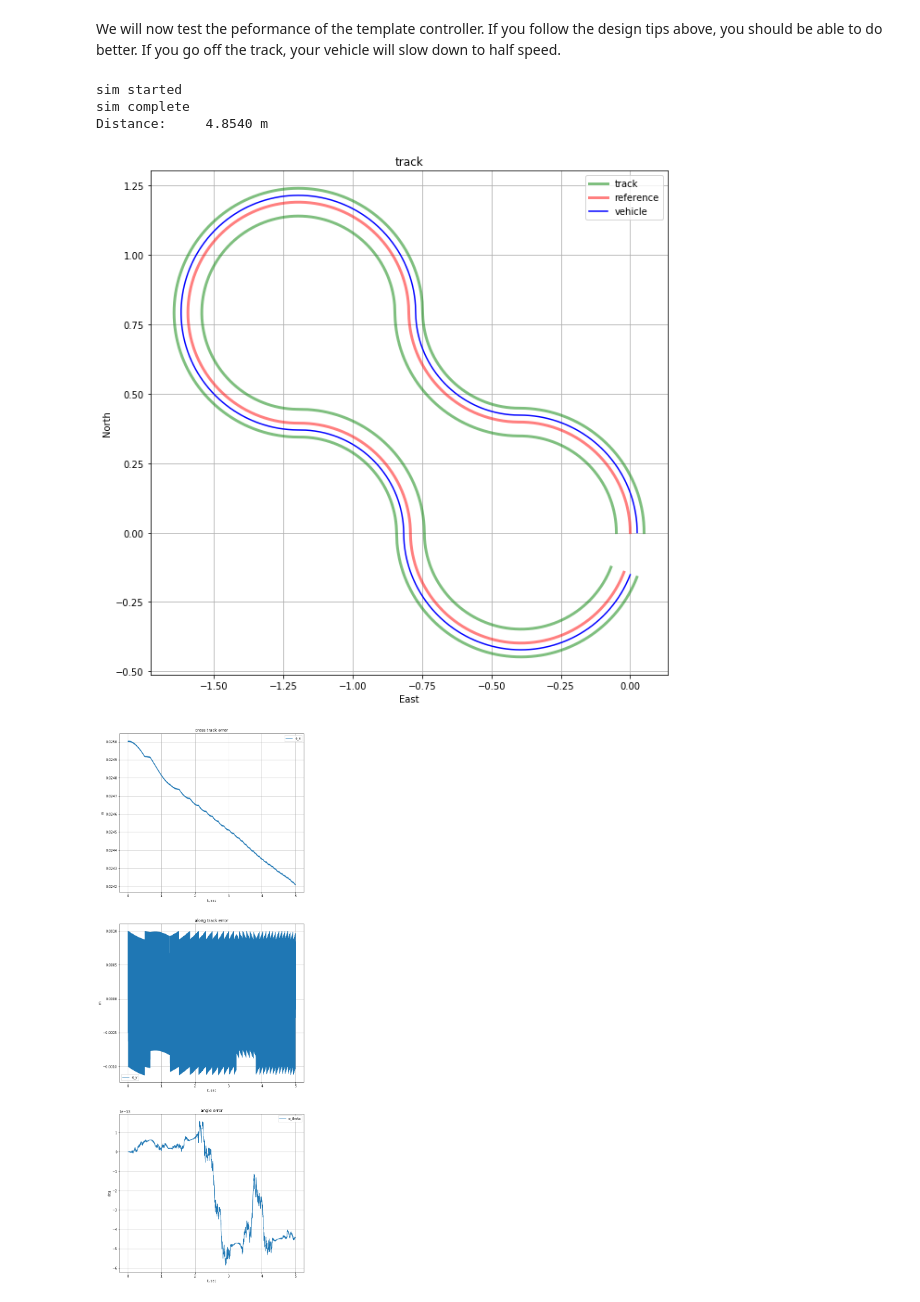
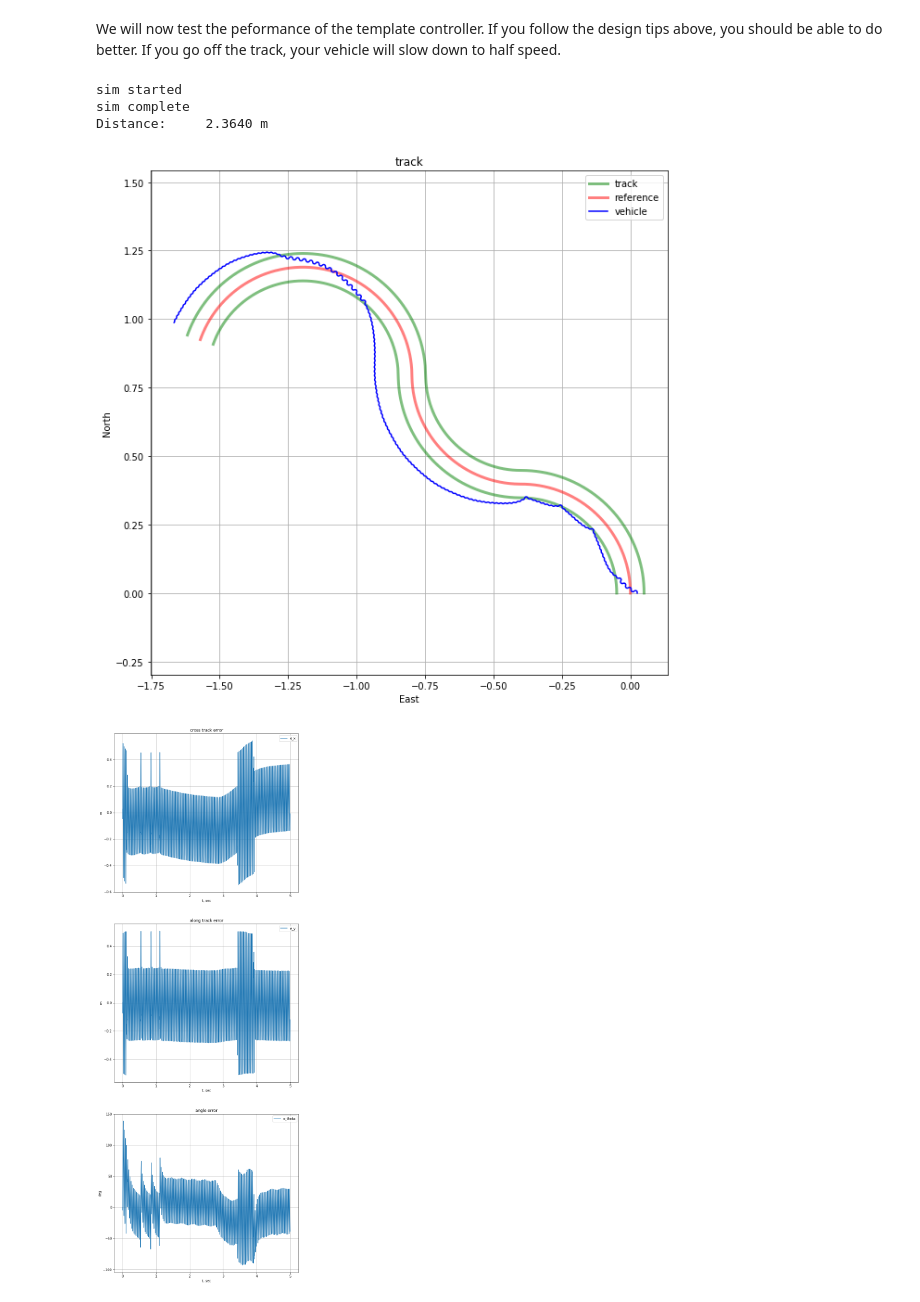
Before and after one commit to jgoppert/aae364_notebook, a Jupyter notebook: GrandPrix.ipynb, the cells around one changed output. Saved outputs shown, nothing was run; the diff lists cells and outputs as text; code cells hidden in the pictures.

Commit message:
Update grandprix notebook.

```diff
--- a/GrandPrix.ipynb
+++ b/GrandPrix.ipynb
@@ -144,7 +147,6 @@ class Controller:
     ### WRITE YOUR OWN CONTROLLERS HERE
     ###
     s = control.tf([1, 0], [0, 1])
-
     H = 1 + 0/s + 1*s*20/(s+20)
     self.ex_steering = DiscreteStateSpace(H, dt)
 
@@ -155,7 +157,11 @@ class Controller:
     """omega_ref
     current state:
     @param error: [etheta, ex, ey]
-    @param u_ref: [, x_ref, velocity_ref]
+    @param u_ref: [omega_ref, vx_ref, vy_ref]
+
+    omega_ref: the angular velocity of the reference trajectory, rad/s
+    vx_ref: the cross track velocity of the reference trajectory, m/s (0)
+    vy_ref: the along track velocity of the reference trajectory, m/s (V)
 
     ouput
     @param throttle: the throttle to the motor, commands velocity m/s
@@ -167,6 +173,8 @@ class Controller:
     ###
     ### WRITE YOUR CODE HERE TO CONTROL THE CAR
     ###
+    l = 0.01  #  wheelbase
+    V = 1  # velocity m/s
     steering = float(self.ex_steering.update(ex))
 
     # for the race, just leave the throttle at desired_speed
@@ -185,30 +193,32 @@ We will now test the peformance of the template controller. If you follow the de
 # %%
 import sys
 import numpy as np
 import matplotlib.pyplot as plt
 sys.path.insert(0, '../prob/grandprix')
 from grandprix import Sim, DiscreteStateSpace
-#from grandprix_template import Controller
-from grandprix_example import Controller
+from grandprix_template import Controller
+#from grandprix_example import Controller
 
+# set this random seed to match results from races in class
+# comment this line to get random races each time
 np.random.seed(2234)
 sim = Sim(Controller)
 
 # you can modify various properties of the simulation here,
 # When grading, I will test with the default settings.
 #sim.tf = 5
 sim.verbose = True
 
 # uncommment this to try going straight with no disturbance first
-sim.enable_disturbance = 0
-sim.enable_noise = 0
+#sim.enable_disturbance = 0
+#sim.enable_noise = 0
 # sim.track = [0]
 
 sim.run()
 sim.plot()
 # %% [output]
 sim started
 sim complete
-Distance:     4.8540 m
+Distance:     2.3640 m
-[figure, old version]
+[figure, new version]
-[figure, old version]
+[figure, new version]
```
Also changed, not shown: parts of 2 cells of this notebook, 3 other files.
